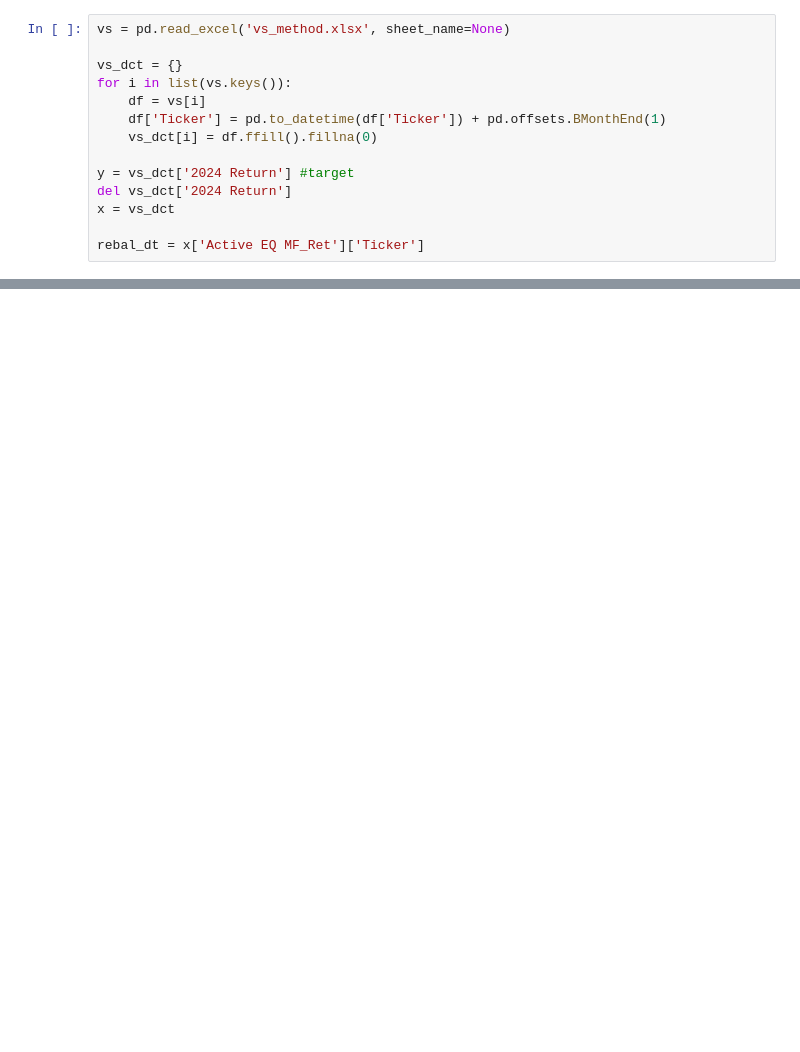
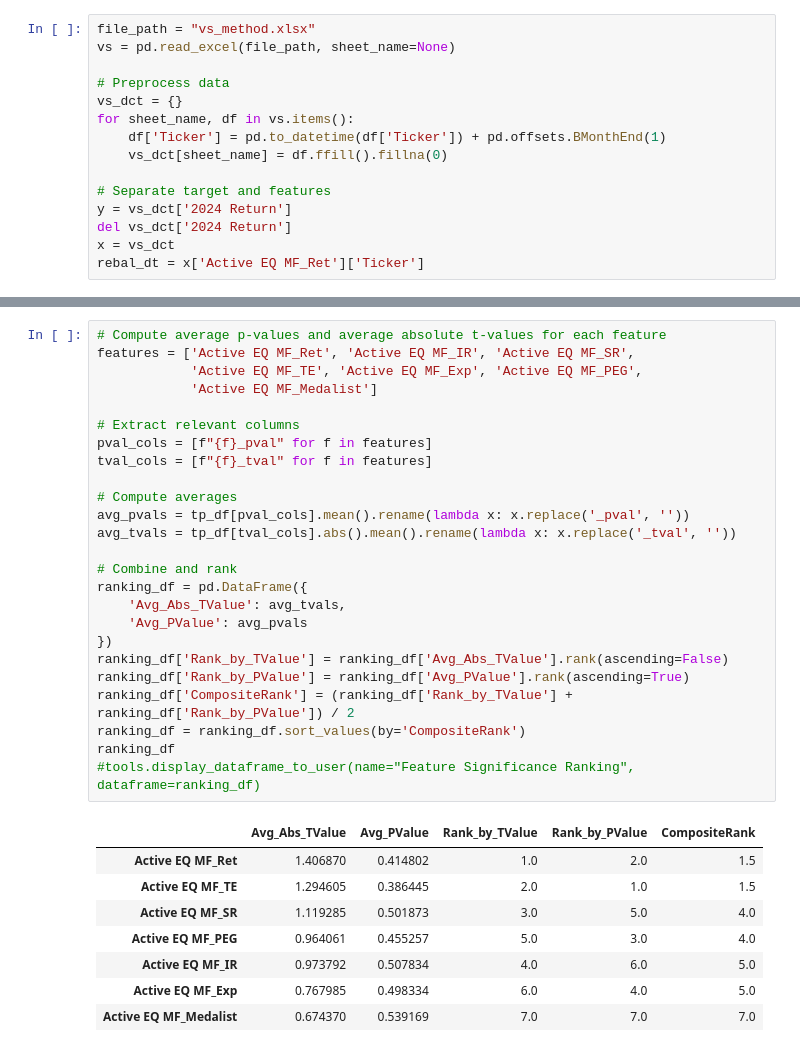
Before and after one commit to amoniolo/feature_importance_multireg, a Jupyter notebook: vs_method.ipynb, the cells around one changed output, grey strips where cells are left out. Saved outputs shown, nothing was run; the diff lists cells and outputs as text; blank space fills up the shorter version.

```diff
--- a/vs_method.ipynb
+++ b/vs_method.ipynb
@@ -6,16 +7,17 @@ from sklearn.linear_model import LinearRegression
 import statsmodels.api as sm
 # %%
-vs = pd.read_excel('vs_method.xlsx', sheet_name=None)
+file_path = "vs_method.xlsx"
+vs = pd.read_excel(file_path, sheet_name=None)
 
+# Preprocess data
 vs_dct = {}
-for i in list(vs.keys()):
-    df = vs[i]
+for sheet_name, df in vs.items():
     df['Ticker'] = pd.to_datetime(df['Ticker']) + pd.offsets.BMonthEnd(1)
-    vs_dct[i] = df.ffill().fillna(0)
+    vs_dct[sheet_name] = df.ffill().fillna(0)
 
-y = vs_dct['2024 Return'] #target
+# Separate target and features
+y = vs_dct['2024 Return']
 del vs_dct['2024 Return']
 x = vs_dct
-
 rebal_dt = x['Active EQ MF_Ret']['Ticker']
 # %%
@@ -152,0 +281,34 @@ standardized_beta_df
+# %%
+# Compute average p-values and average absolute t-values for each feature
+features = ['Active EQ MF_Ret', 'Active EQ MF_IR', 'Active EQ MF_SR',
+            'Active EQ MF_TE', 'Active EQ MF_Exp', 'Active EQ MF_PEG',
+            'Active EQ MF_Medalist']
+
+# Extract relevant columns
+pval_cols = [f"{f}_pval" for f in features]
+tval_cols = [f"{f}_tval" for f in features]
+
+# Compute averages
+avg_pvals = tp_df[pval_cols].mean().rename(lambda x: x.replace('_pval', ''))
+avg_tvals = tp_df[tval_cols].abs().mean().rename(lambda x: x.replace('_tval', ''))
+
+# Combine and rank
+ranking_df = pd.DataFrame({
+    'Avg_Abs_TValue': avg_tvals,
+    'Avg_PValue': avg_pvals
+})
+ranking_df['Rank_by_TValue'] = ranking_df['Avg_Abs_TValue'].rank(ascending=False)
+ranking_df['Rank_by_PValue'] = ranking_df['Avg_PValue'].rank(ascending=True)
+ranking_df['CompositeRank'] = (ranking_df['Rank_by_TValue'] + ranking_df['Rank_by_PValue']) / 2
+ranking_df = ranking_df.sort_values(by='CompositeRank')
+ranking_df
+#tools.display_dataframe_to_user(name="Feature Significance Ranking", dataframe=ranking_df)
+# %% [output]
+|  | Avg_Abs_TValue | Avg_PValue | Rank_by_TValue | Rank_by_PValue | CompositeRank |
+| Active EQ MF_Ret | 1.406870 | 0.414802 | 1.0 | 2.0 | 1.5 |
+| Active EQ MF_TE | 1.294605 | 0.386445 | 2.0 | 1.0 | 1.5 |
+| Active EQ MF_SR | 1.119285 | 0.501873 | 3.0 | 5.0 | 4.0 |
+| Active EQ MF_PEG | 0.964061 | 0.455257 | 5.0 | 3.0 | 4.0 |
+| Active EQ MF_IR | 0.973792 | 0.507834 | 4.0 | 6.0 | 5.0 |
+| Active EQ MF_Exp | 0.767985 | 0.498334 | 6.0 | 4.0 | 5.0 |
+| Active EQ MF_Medalist | 0.674370 | 0.539169 | 7.0 | 7.0 | 7.0 |
```
Also changed, not shown: parts of 6 cells of this notebook.
